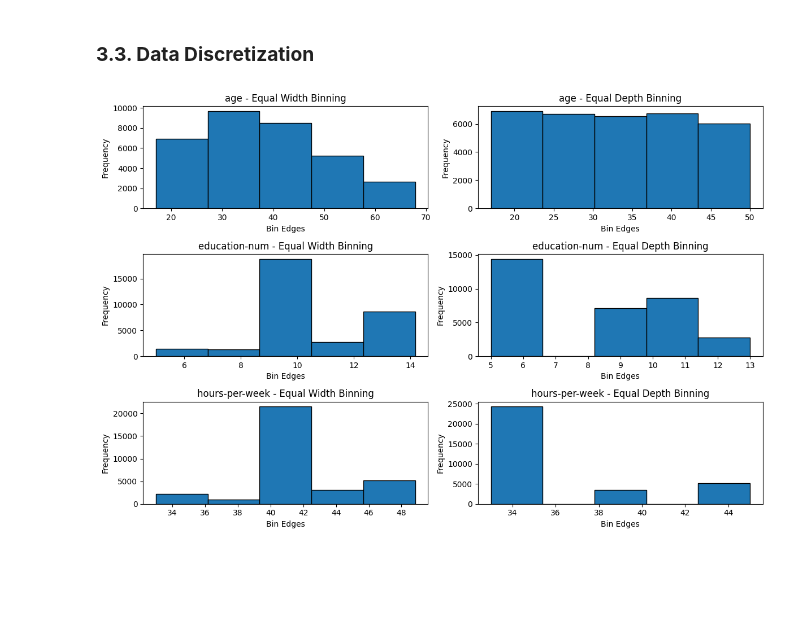
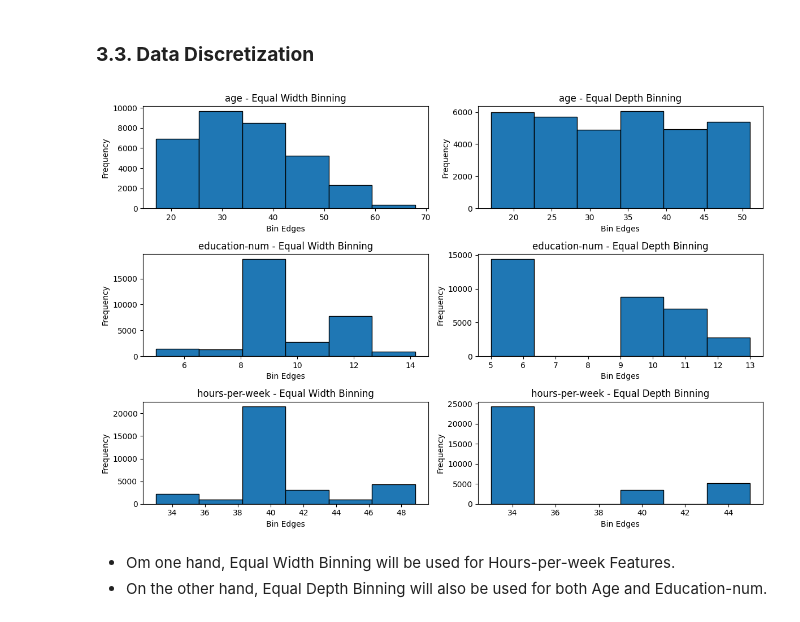
Before and after one commit to baduyne/Income, a Jupyter notebook: preprocessing.ipynb, the cells around one changed output. Cells and saved outputs as stored; diff of their text form; code cells hidden in the pictures; blank space fills up the shorter version.

```diff
--- a/preprocessing.ipynb
+++ b/preprocessing.ipynb
@@ -523,31 +523,35 @@ def equal_depth_binning(data, columns, num_bins=5):
     # Return the updated DataFrame with bin edge values
     return data
 
+num_bins = 6
 # Apply equal-depth binning on 'age', 'education-num', and 'hours-per-week'
-data_bin_equal_depth = equal_depth_binning(raw_data.copy(), discrete_cols, num_bins=5)
+data_bin_equal_depth = equal_depth_binning(raw_data.copy(), discrete_cols, num_bins=num_bins )
 # %%
 def plot_histograms(data_ew, data_ed, columns):
 
     # Plot histograms for Equal-Width Binning and Equal-Depth Binning
     fig, axes = plt.subplots(len(columns), 2, figsize=(12, 8))
 
     for i, col in enumerate(columns):
         # Plot Equal-Width Binned data
-        axes[i, 0].hist(data_ew[col + '_ew_bin'], bins=5, edgecolor='black')
+        axes[i, 0].hist(data_ew[col + '_ew_bin'], bins=num_bins, edgecolor='black')
         axes[i, 0].set_title(f'{col} - Equal Width Binning')
         axes[i, 0].set_xlabel('Bin Edges')
         axes[i, 0].set_ylabel('Frequency')
 
         # Plot Equal-Depth Binned data
-        axes[i, 1].hist(data_ed[col + '_ed_bin'], bins=5, edgecolor='black')
+        axes[i, 1].hist(data_ed[col + '_ed_bin'], bins=num_bins, edgecolor='black')
         axes[i, 1].set_title(f'{col} - Equal Depth Binning')
         axes[i, 1].set_xlabel('Bin Edges')
         axes[i, 1].set_ylabel('Frequency')
 
     plt.tight_layout()
     plt.show()
 
 # Plot histograms
 plot_histograms(data_bin_equal_width, data_bin_equal_depth, discrete_cols)
 # %% [output]
-[figure, old version]
+[figure, new version]
+# %% [markdown]
+- Om one hand, Equal Width Binning will be used for Hours-per-week Features.
+- On the other hand, Equal Depth Binning will also be used for both Age and Education-num.
```
Also changed, not shown: parts of 3 cells of this notebook, 3 other files.
